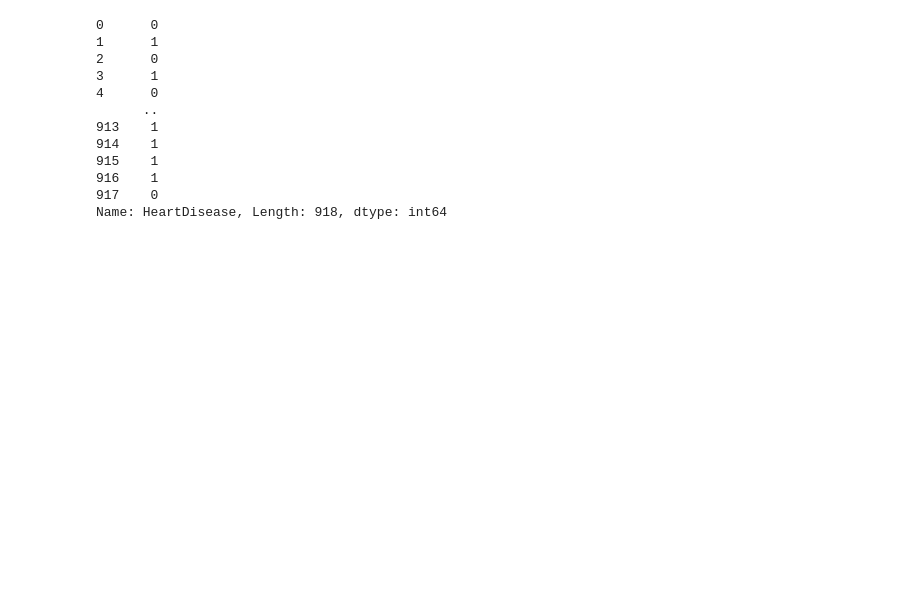
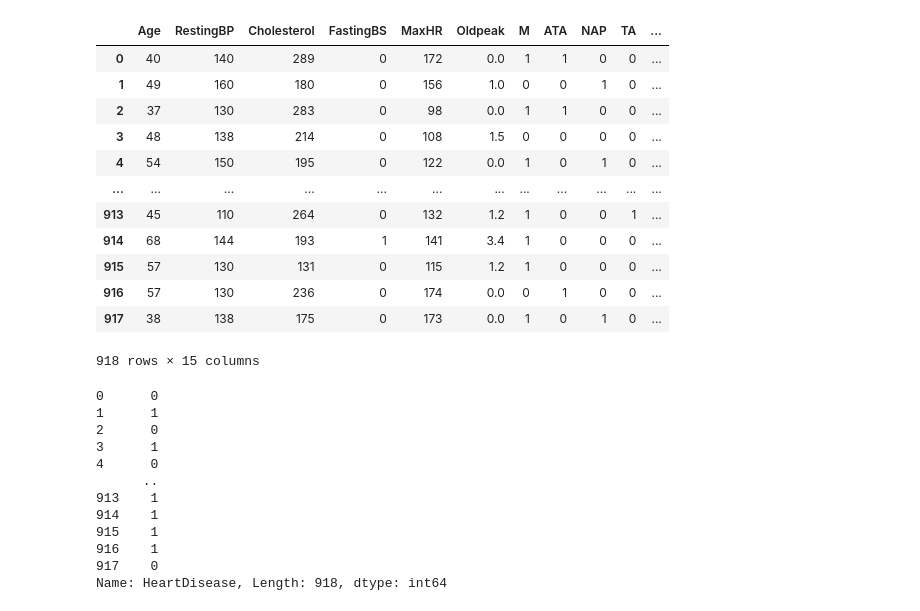
Before and after one commit to SURESHBEEKHANI/Heart-Attack-Prediction, a Jupyter notebook: notebook/MODEL TRAINING.ipynb, the cells around one changed output. Saved outputs shown, nothing was run; the diff lists cells and outputs as text; code cells hidden in the pictures; blank space fills up the shorter version.

```diff
--- a/notebook/MODEL TRAINING.ipynb
+++ b/notebook/MODEL TRAINING.ipynb
@@ -64,0 +103,28 @@ Categories in 'ST_Slope' variable:      ['Up' 'Flat' 'Down']
+# %%
+# Convert categorical variables to the 'category' data type for efficient memory usage and better handling
+df['Sex'] = df['Sex'].astype('category')  # Converting 'Sex' to categorical type
+df['ChestPainType'] = df['ChestPainType'].astype('category')  # Converting 'ChestPainType' to categorical type
+df['RestingECG'] = df['RestingECG'].astype('category')  # Converting 'RestingECG' to categorical type
+df['ExerciseAngina'] = df['ExerciseAngina'].astype('category')  # Converting 'ExerciseAngina' to categorical type
+df['ST_Slope'] = df['ST_Slope'].astype('category')  # Converting 'ST_Slope' to categorical type
+
+# Selecting and displaying the names of columns with 'category' data type
+category_columns = df.select_dtypes(['category']).columns
+print("Categorical columns:", category_columns)  # Optional: Print the categorical columns for verification
+
+# Convert categorical variables into dummy variables (one-hot encoding)
+# drop_first=True prevents the dummy variable trap by dropping the first category
+sex_dummies = pd.get_dummies(df['Sex'], drop_first=True)  # Create dummy variables for 'Sex'
+chestpain_dummies = pd.get_dummies(df['ChestPainType'], drop_first=True)  # Dummy variables for 'ChestPainType'
+restingecg_dummies = pd.get_dummies(df['RestingECG'], drop_first=True)  # Dummy variables for 'RestingECG'
+exerciseangina_dummies = pd.get_dummies(df['ExerciseAngina'], drop_first=True)  # Dummy variables for 'ExerciseAngina'
+stslope_dummies = pd.get_dummies(df['ST_Slope'], drop_first=True)  # Dummy variables for 'ST_Slope'
+
+# Add the newly created dummy variables to the original DataFrame
+df = pd.concat([df, sex_dummies, chestpain_dummies, restingecg_dummies, exerciseangina_dummies, stslope_dummies], axis=1)
+
+# Drop the original categorical columns since they've been encoded into dummy variables
+df.drop(['Sex', 'ChestPainType', 'RestingECG', 'ExerciseAngina', 'ST_Slope'], axis=1, inplace=True)
+
+# View the first few rows of the updated DataFrame to confirm changes
+print(df.head(5))  # Display the first 5 rows of the updated DataFrame
@@ -89,3 +203,19 @@ y = df['HeartDisease']
+# %%
+x
+# %% [output]
+|  | Age | RestingBP | Cholesterol | FastingBS | MaxHR | Oldpeak | M | ATA | NAP | TA | ... |
+| 0 | 40 | 140 | 289 | 0 | 172 | 0.0 | 1 | 1 | 0 | 0 | ... |
+| 1 | 49 | 160 | 180 | 0 | 156 | 1.0 | 0 | 0 | 1 | 0 | ... |
+| 2 | 37 | 130 | 283 | 0 | 98 | 0.0 | 1 | 1 | 0 | 0 | ... |
+| 3 | 48 | 138 | 214 | 0 | 108 | 1.5 | 0 | 0 | 0 | 0 | ... |
+| 4 | 54 | 150 | 195 | 0 | 122 | 0.0 | 1 | 0 | 1 | 0 | ... |
+| ... | ... | ... | ... | ... | ... | ... | ... | ... | ... | ... | ... |
+| 913 | 45 | 110 | 264 | 0 | 132 | 1.2 | 1 | 0 | 0 | 1 | ... |
+| 914 | 68 | 144 | 193 | 1 | 141 | 3.4 | 1 | 0 | 0 | 0 | ... |
+| 915 | 57 | 130 | 131 | 0 | 115 | 1.2 | 1 | 0 | 0 | 0 | ... |
+| 916 | 57 | 130 | 236 | 0 | 174 | 0.0 | 0 | 1 | 0 | 0 | ... |
+| 917 | 38 | 138 | 175 | 0 | 173 | 0.0 | 1 | 0 | 1 | 0 | ... |
+918 rows × 15 columns
 # %%
 y
 # %% [output]
```
Also changed, not shown: parts of 45 cells of this notebook, 17 other files.
